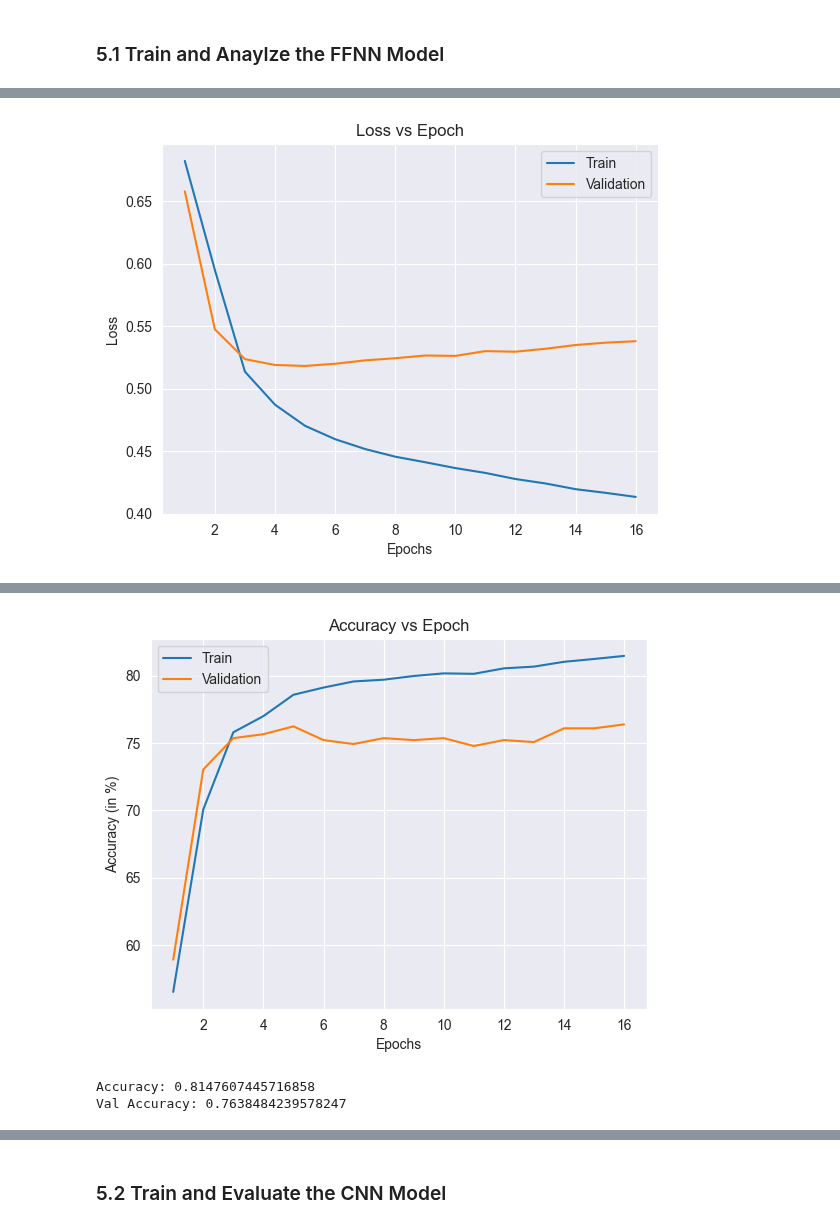
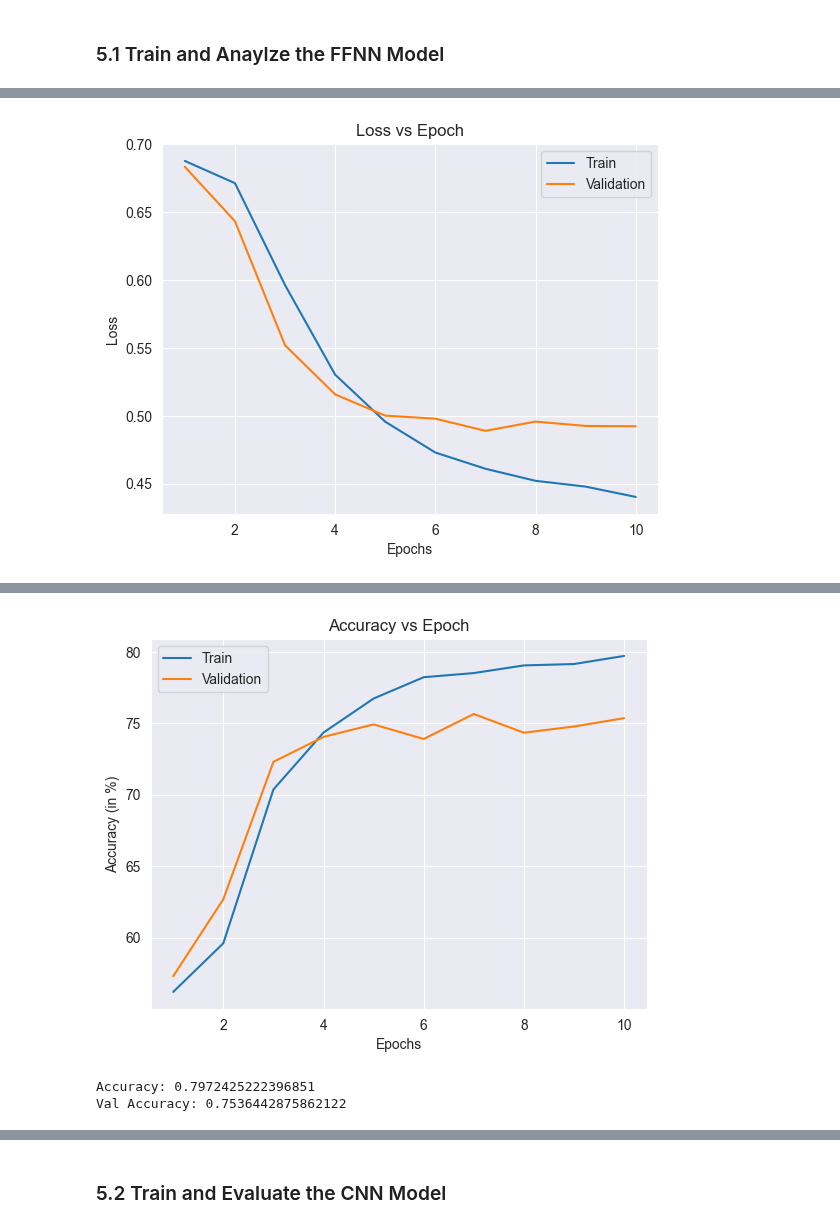
Before and after one commit to grivera64/Google-Tech-Exchange-Machine-Learning-Final-Project, a Jupyter notebook: Giovanni_&_Oscar_Twitter_Disasters_Final_Report.ipynb, the cells around one changed output, grey strips where cells are left out. Cells and saved outputs as stored; diff of their text form; code cells hidden in the pictures.

```diff
--- a/Giovanni_&_Oscar_Twitter_Disasters_Final_Report.ipynb
+++ b/Giovanni_&_Oscar_Twitter_Disasters_Final_Report.ipynb
@@ -541,17 +541,18 @@ def build_ffnn_model(tweets_np, max_vocab, max_tokens, embedding_dim):
         name='Max_Pool_Layer'
     ))
     model.add(tf.keras.layers.Dense(
-        units=32,
+        units=128,
         # activation='relu',
         activation='sigmoid',
         name='Dense_Layer_1',
     ))
     model.add(tf.keras.layers.Dense(
-        units=32,
+        units=64,
         # activation='relu',
         activation='sigmoid',
         name='Dense_Layer_2',
     ))
+
     model.add(tf.keras.layers.Dense(
         units=1,
         activation='sigmoid',
@@ -562,7 +563,7 @@ def build_ffnn_model(tweets_np, max_vocab, max_tokens, embedding_dim):
     model.compile(loss='binary_crossentropy', optimizer='adam', metrics=['accuracy'])
     return model
 # %%
-ffnn_model = build_ffnn_model(X_train[:,3], 20000, 300, 9)
+ffnn_model = build_ffnn_model(X_train[:,3], 35000, 300, 12)
 display(ffnn_model.summary())
 # %% [output]
 Model: "sequential"
@@ -829,8 +833,8 @@ train_and_analyze_model(
     ffnn_model,
     X_train,
     Y_train,
-    num_of_epochs=16,
-    num_per_batch=16,
+    num_of_epochs=10,
+    num_per_batch=64,
     validation=0.1,
 )
 # %% [output]
@@ -854 +861 @@ Epoch 16/16
-[figure, old version]
+[figure, new version]
@@ -857,6 +864,6 @@ Val Loss: 0.5380072593688965
-[figure, old version]
+[figure, new version]
-Accuracy: 0.8147607445716858
-Val Accuracy: 0.7638484239578247
+Accuracy: 0.7972425222396851
+Val Accuracy: 0.7536442875862122
 # %%
 ffnn_train_predictions = ffnn_model.predict(X_train[:, 3]).flatten()
 ffnn_train_loss = calculate_loss(Y_train, ffnn_train_predictions)
```
Also changed, not shown: parts of 25 cells of this notebook.
